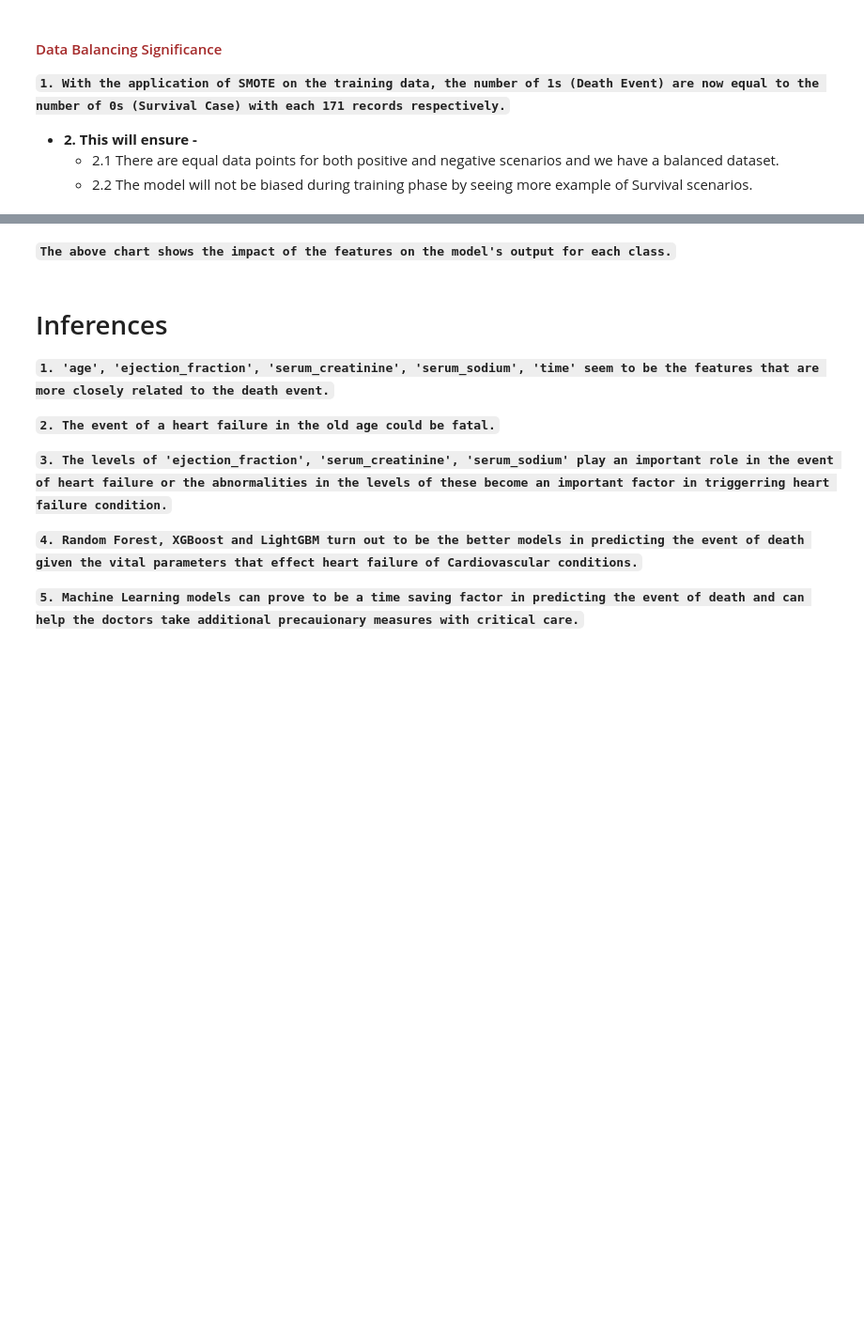
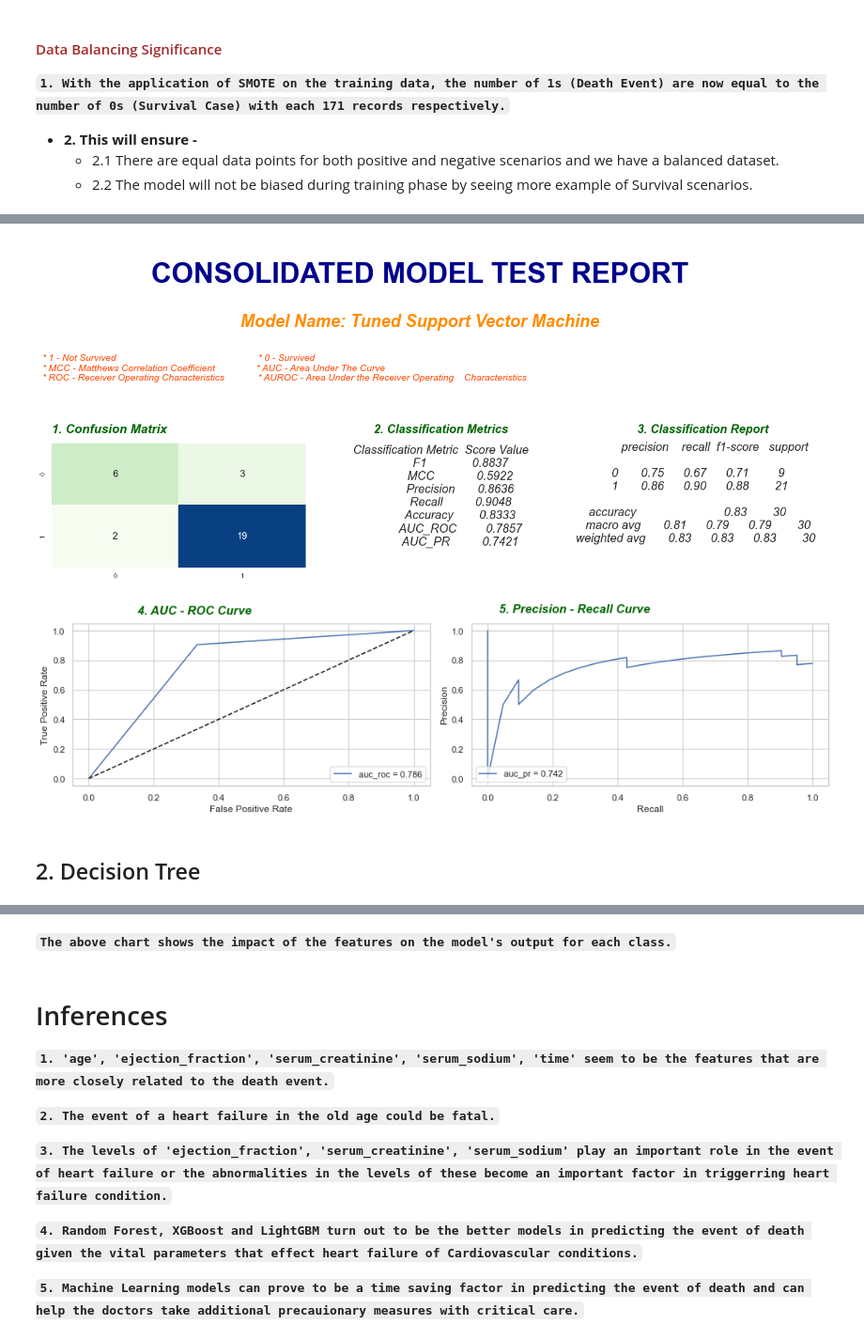
Before and after one commit to sauravmishra1710/Heart-Failure-Condition-And-Survival-Analysis, a Jupyter notebook: Heart_Failure_Prediction.ipynb, the cells around one changed output, grey strips where cells are left out. Shown at 94% size. Saved outputs shown, nothing was run; the diff lists cells and outputs as text; code cells hidden in the pictures; blank space fills up the shorter version.

```diff
--- a/Heart_Failure_Prediction.ipynb
+++ b/Heart_Failure_Prediction.ipynb
@@ -481,0 +288,14 @@ plot_importance(best_xgb)
+# %%
+best_svc = grid_search.best_estimator_
+
+best_svc.fit(X_train, y_train.values.ravel())
+
+
+# Generate the model test classification report
+utils.Generate_Model_Test_Classification_Report(best_svc, X_test, y_test, model_name="Tuned Support Vector Machine")
+# %% [output]
+[figure, added]
+[figure, added]
+[figure, added]
+# %% [markdown]
+## 2. Decision Tree
```
Also changed, not shown: parts of 67 cells of this notebook.
